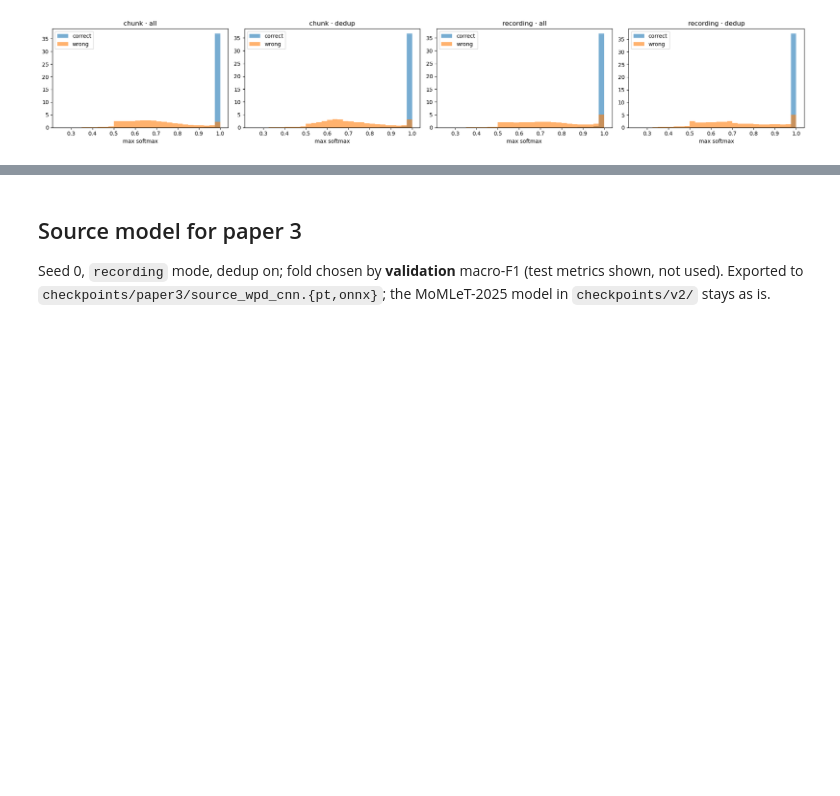
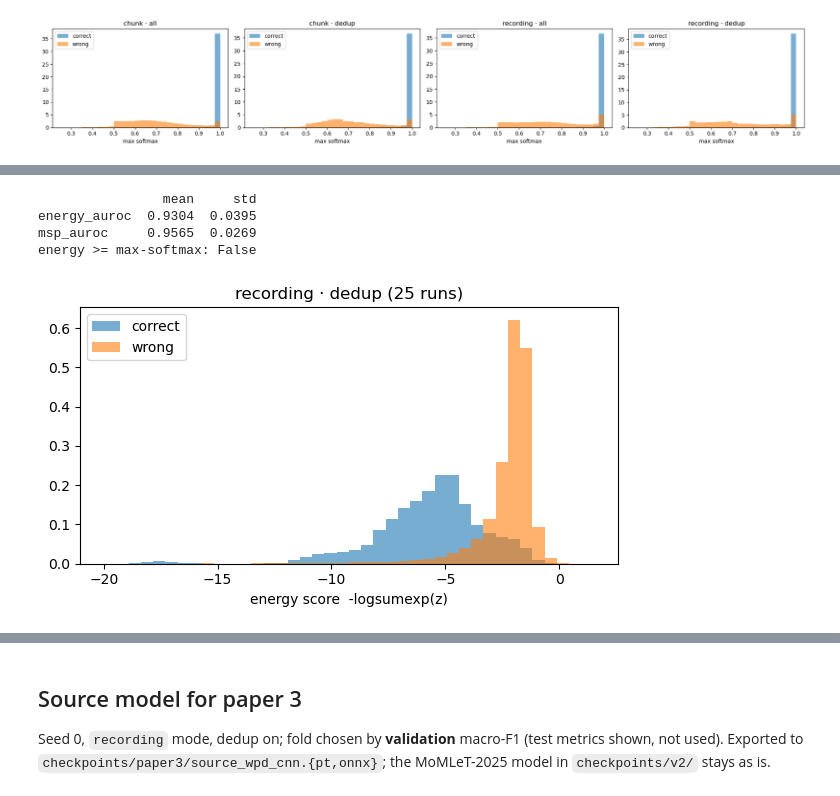
Before and after one commit to owlvano/rfml-uav, a Jupyter notebook: notebooks/paper3-label-free-adaptation/0_Source_Baseline.ipynb, the cells around one changed output, grey strips where cells are left out. Drawn from its saved outputs; the diff is of its cells as text; code cells hidden in the pictures; blank space fills up the shorter version.

```diff
--- a/notebooks/paper3-label-free-adaptation/0_Source_Baseline.ipynb
+++ b/notebooks/paper3-label-free-adaptation/0_Source_Baseline.ipynb
@@ -190,0 +197,45 @@ plt.tight_layout(); fig.savefig(os.path.join(results_path, "confidence_histogram
+# %%
+from sklearn.metrics import roc_auc_score
+
+def predict_logits(model, X):
+    model.eval()
+    with torch.no_grad():
+        return torch.cat([model(X[i:i + 4096]) for i in range(0, len(X), 4096)])
+
+auroc_rows, energy = [], {"correct": [], "wrong": []}
+for seed in SEEDS:
+    idx = build_dataset(True, seed)
+    folds = make_splits(F["y"][idx], F["group"][idx], "recording", n_folds=K_FOLDS, seed=seed)
+    for fold, (_, _, te) in enumerate(folds):
+        tag = run_tag("recording", True, seed, fold)
+        saved = np.load(os.path.join(results_path, tag + ".npz"))
+        model = get_model("CNN", input_dim=X_all.shape[-1], n_classes=N_CLASSES).to(device)
+        model.load_state_dict(torch.load(os.path.join(ckpt_path, tag + ".pt"), map_location=device))
+        z = predict_logits(model, X_all[idx[te]])
+        probs = z.softmax(1).cpu().numpy()
+        assert np.array_equal(F["y"][idx[te]], saved["y_true"]) and np.allclose(probs, saved["probs"], atol=1e-4), tag
+        e = (-torch.logsumexp(z, 1)).cpu().numpy()
+        correct = probs.argmax(1) == saved["y_true"]
+        energy["correct"].append(e[correct]); energy["wrong"].append(e[~correct])
+        auroc_rows.append({"seed": seed, "fold": fold, "energy_auroc": roc_auc_score(correct, -e),
+                           "msp_auroc": roc_auc_score(correct, probs.max(1))})
+
+auroc = pd.DataFrame(auroc_rows)
+auroc_summary = auroc[["energy_auroc", "msp_auroc"]].agg(["mean", "std"]).T
+auroc_summary.to_csv(os.path.join(results_path, "energy_auroc.csv"))
+print(auroc_summary.round(4))
+print("energy >= max-softmax:", auroc_summary.loc["energy_auroc", "mean"] >= auroc_summary.loc["msp_auroc", "mean"])
+
+fig, ax = plt.subplots(figsize=(6, 3.5))
+ec, ew = np.concatenate(energy["correct"]), np.concatenate(energy["wrong"])
+bins = np.linspace(min(ec.min(), ew.min()), max(ec.max(), ew.max()), 41)
+ax.hist(ec, bins=bins, alpha=0.6, density=True, label="correct")
+ax.hist(ew, bins=bins, alpha=0.6, density=True, label="wrong")
+ax.set_xlabel("energy score  -logsumexp(z)"); ax.set_title("recording · dedup (25 runs)"); ax.legend()
+plt.tight_layout(); fig.savefig(os.path.join(results_path, "energy_score_histograms.png"), dpi=150, bbox_inches="tight"); plt.show()
+# %% [output]
+                mean     std
+energy_auroc  0.9304  0.0395
+msp_auroc     0.9565  0.0269
+energy >= max-softmax: False
+[figure, added]
```
Also changed, not shown: parts of 3 cells of this notebook, 7 other files.
